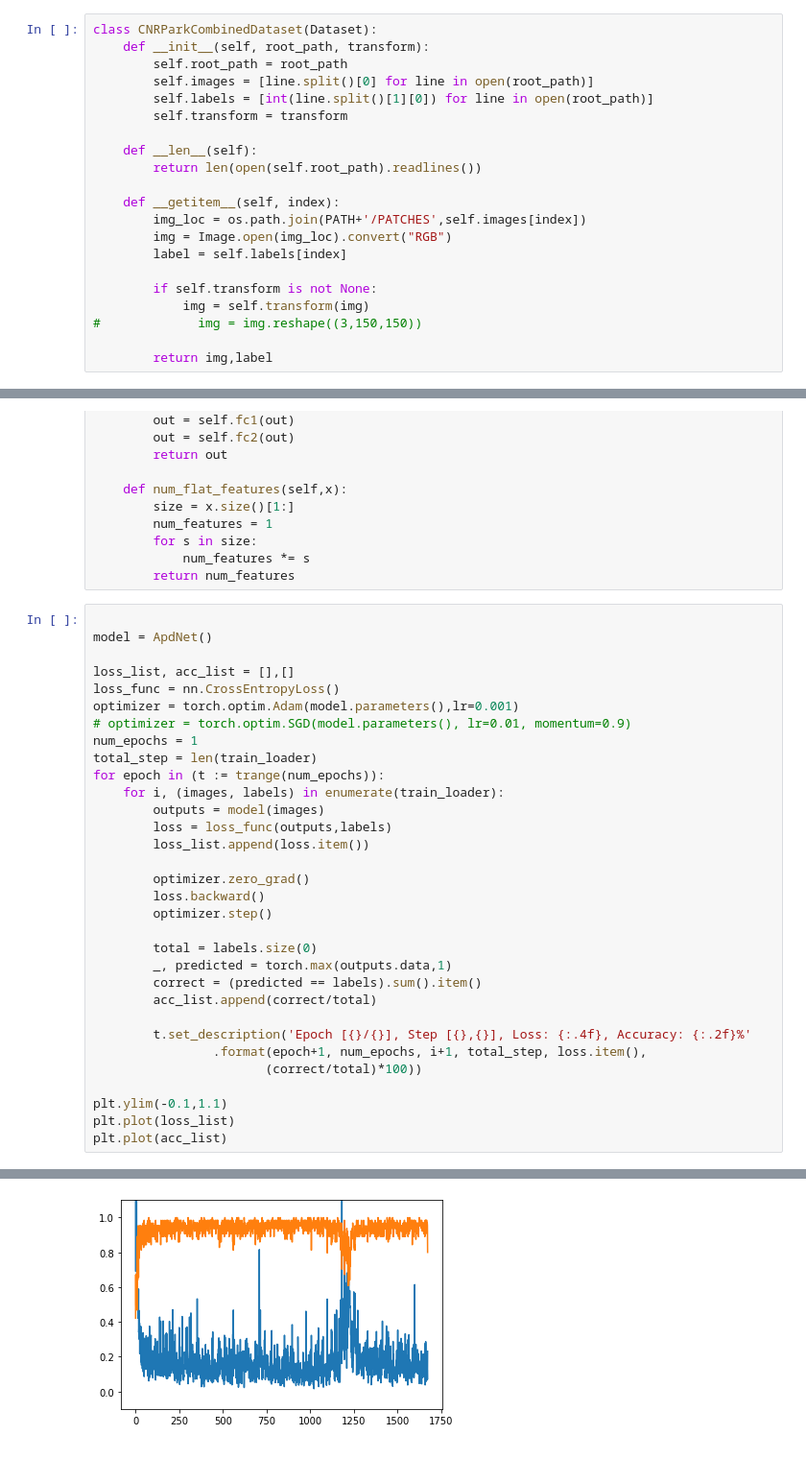
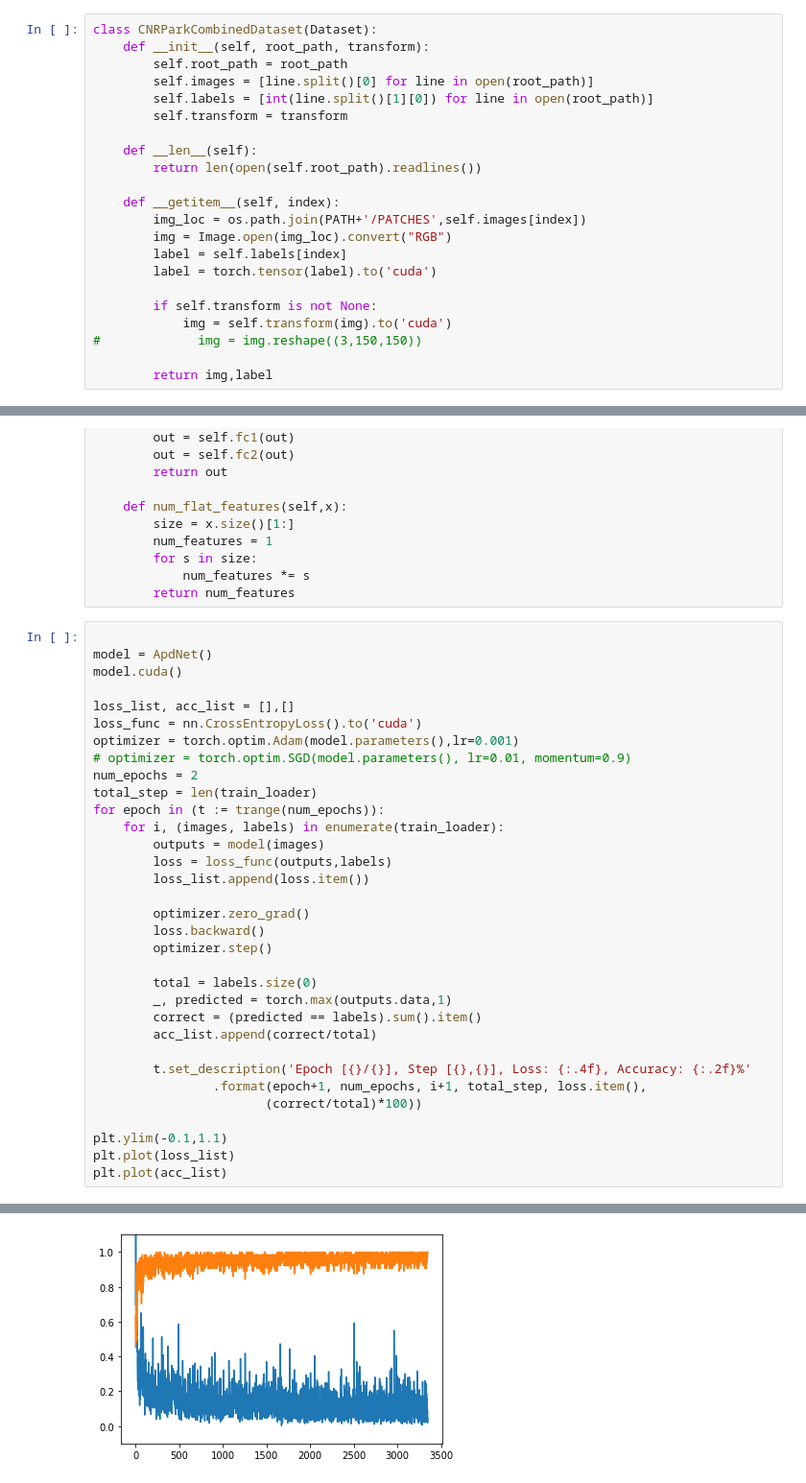
Before and after one commit to demattosanthony/carNocar, a Jupyter notebook: 01_cnn_combined_dataset.ipynb, the cells around one changed output, grey strips where cells are left out. Shown at 96% size. Cells and saved outputs as stored; diff of their text form.

Commit message:
saved models and training on gpu

```diff
--- a/01_cnn_combined_dataset.ipynb
+++ b/01_cnn_combined_dataset.ipynb
@@ -36,9 +36,10 @@ class CNRParkCombinedDataset(Dataset):
         img_loc = os.path.join(PATH+'/PATCHES',self.images[index])
         img = Image.open(img_loc).convert("RGB")
         label = self.labels[index]
+        label = torch.tensor(label).to('cuda')
 
         if self.transform is not None:
-            img = self.transform(img)
+            img = self.transform(img).to('cuda')
 #             img = img.reshape((3,150,150))
 
         return img,label
@@ -107,38 +107,39 @@ class ApdNet(torch.nn.Module):
 # %%
 
 model = ApdNet()
+model.cuda()
 
 loss_list, acc_list = [],[]
-loss_func = nn.CrossEntropyLoss()
+loss_func = nn.CrossEntropyLoss().to('cuda')
 optimizer = torch.optim.Adam(model.parameters(),lr=0.001)
 # optimizer = torch.optim.SGD(model.parameters(), lr=0.01, momentum=0.9)
-num_epochs = 1
+num_epochs = 2
 total_step = len(train_loader)
 for epoch in (t := trange(num_epochs)):
     for i, (images, labels) in enumerate(train_loader):
         outputs = model(images)
         loss = loss_func(outputs,labels)
         loss_list.append(loss.item())
 
         optimizer.zero_grad()
         loss.backward()
         optimizer.step()
 
         total = labels.size(0)
         _, predicted = torch.max(outputs.data,1)
         correct = (predicted == labels).sum().item()
         acc_list.append(correct/total)
 
         t.set_description('Epoch [{}/{}], Step [{},{}], Loss: {:.4f}, Accuracy: {:.2f}%'
                 .format(epoch+1, num_epochs, i+1, total_step, loss.item(),
                        (correct/total)*100))
 
 plt.ylim(-0.1,1.1)
 plt.plot(loss_list)
 plt.plot(acc_list)
 # %% [output]
 [<matplotlib.lines.Line2D at 0x...>]
-[figure, old version]
+[figure, new version]
 # %%
 model.eval()
 img = Image.open(PATH+'/test_images/no_car.png').convert("RGB")
```
Also changed, not shown: parts of 4 cells of this notebook, 2 other files.
